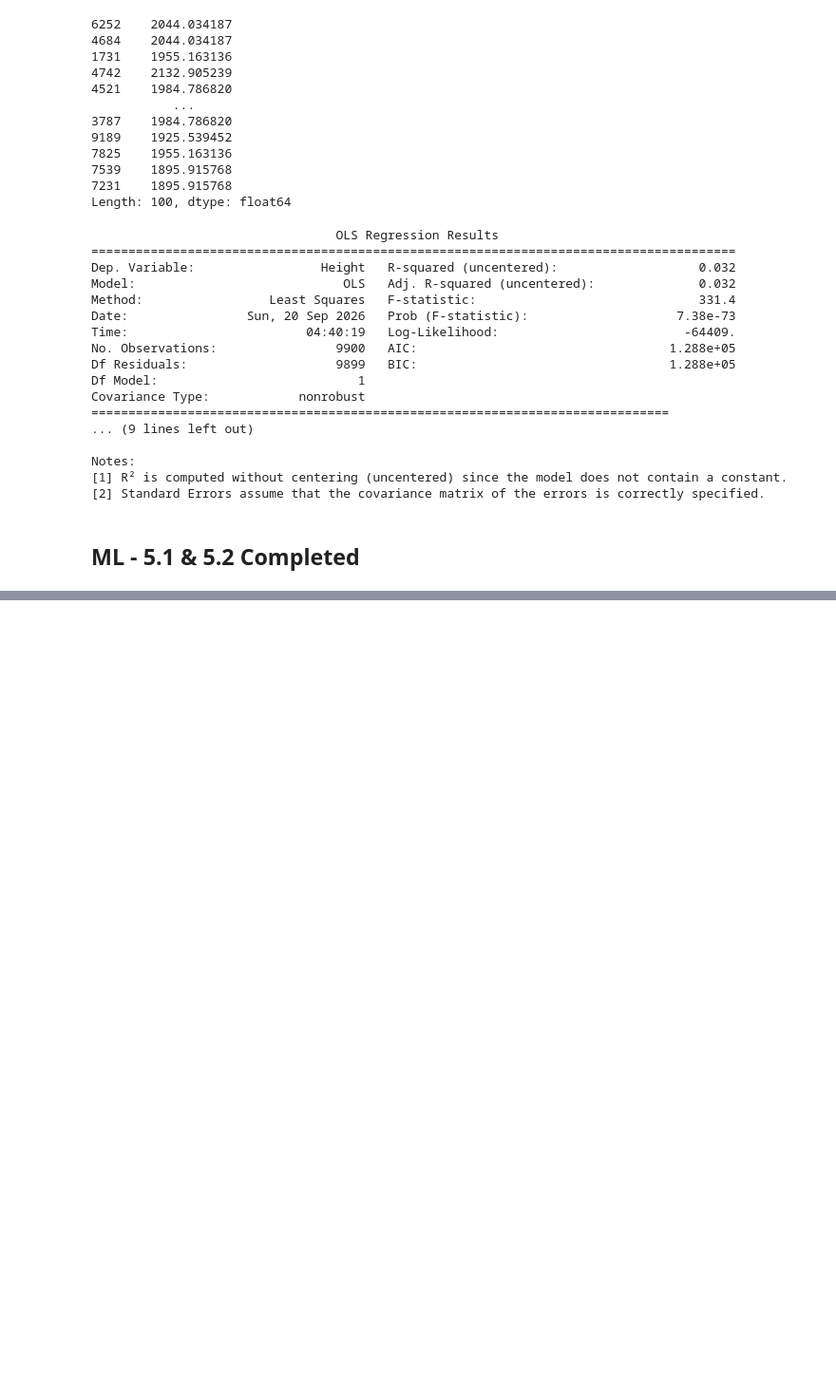
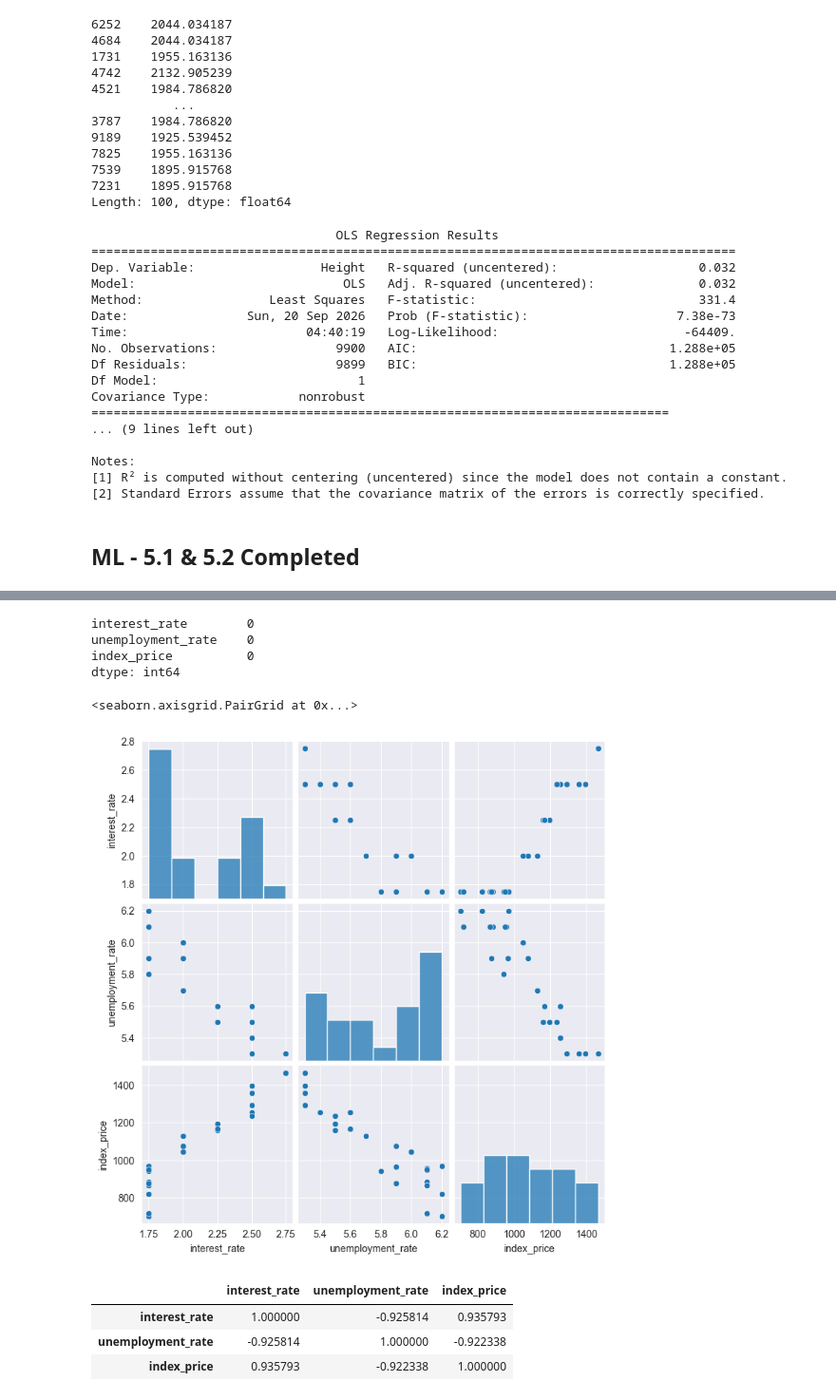
Before and after one commit to Salmanshahk/Machine_Learning, a Jupyter notebook: Machine Learning AK.ipynb, the cells around one changed output, grey strips where cells are left out. Shown at 95% size. Cells and saved outputs as stored; diff of their text form; code cells hidden in the pictures; blank space fills up the shorter version.

```diff
--- a/Machine Learning AK.ipynb
+++ b/Machine Learning AK.ipynb
@@ -306,0 +310,3 @@ Notes:
+# %%
+dfindex = pd.read_csv(r"E:\Data Science, ML & AI\Varun & Aashique\Machine_Leaning\economic_index.csv")
+dfindex.head()
@@ -306,0 +327,3 @@ Notes:
+# %%
+#Remove unneccessary columns
+dfindex.drop(columns=["serial","year","month"],axis= 1, inplace=True)
@@ -306,0 +339,19 @@ Notes:
+# %%
+dfindex.isnull().sum( )
+# %% [output]
+interest_rate        0
+unemployment_rate    0
+index_price          0
+dtype: int64
+# %%
+sns.pairplot(dfindex)
+# %% [output]
+<seaborn.axisgrid.PairGrid at 0x...>
+[figure, added]
+# %%
+dfindex.corr()
+# %% [output]
+|  | interest_rate | unemployment_rate | index_price |
+| interest_rate | 1.000000 | -0.925814 | 0.935793 |
+| unemployment_rate | -0.925814 | 1.000000 | -0.922338 |
+| index_price | 0.935793 | -0.922338 | 1.000000 |
```
Also changed, not shown: parts of 28 cells of this notebook.
